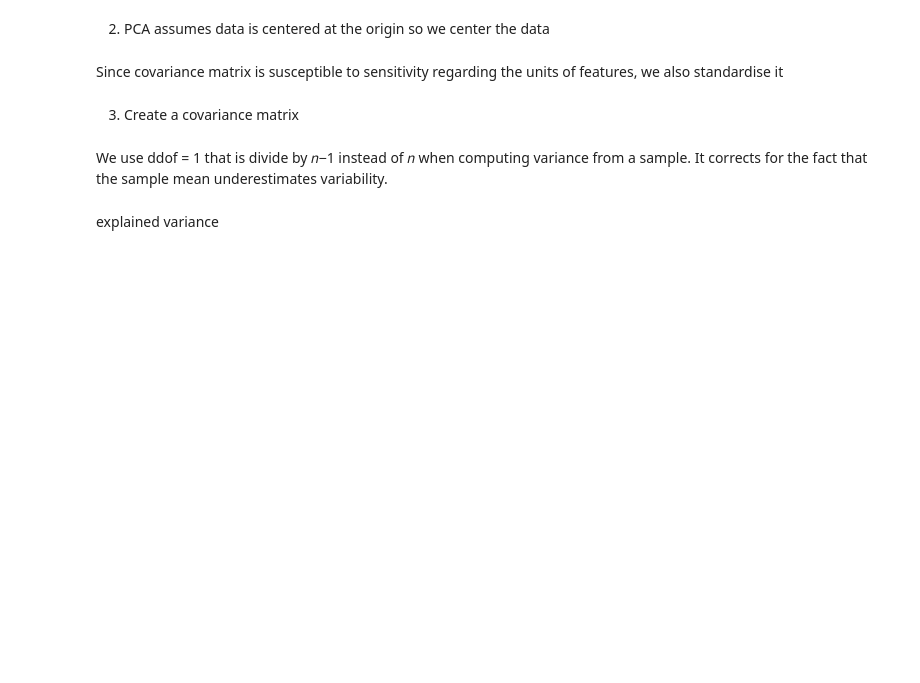
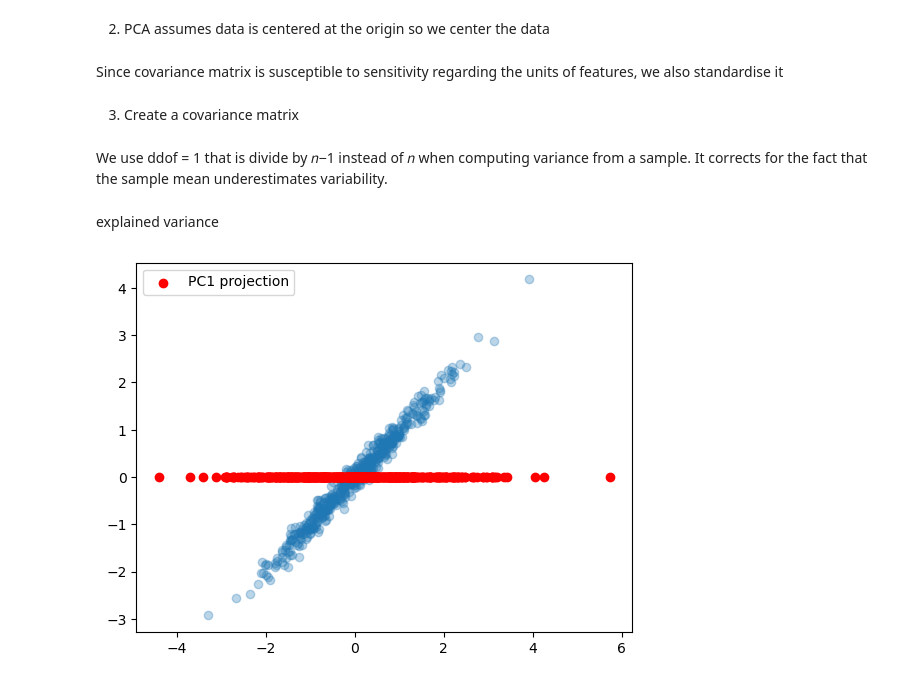
Before and after one commit to cathym20/Machine-Learning-Models-from-scratch, a Jupyter notebook: pca.ipynb, the cells around one changed output. Cells and saved outputs as stored; diff of their text form; code cells hidden in the pictures; blank space fills up the shorter version.

```diff
--- a/pca.ipynb
+++ b/pca.ipynb
@@ -40,3 +41,14 @@ sorted_eigvec = eigenvectors[ordered_pc]
 explained variance
 # %%
 explained_var = sorted_eigval/np.sum(sorted_eigval)
+# %%
+k = 1  # reduce to 1D
+reduced_data = np.dot(standardized_data, sorted_eigvec[:, :k])
+# %%
+
+plt.scatter(standardized_data[:, 0], standardized_data[:, 1], alpha=0.3)
+plt.scatter(reduced_data, np.zeros_like(reduced_data), color='red', label='PC1 projection')
+plt.legend()
+plt.show()
+# %% [output]
+[figure, added]
```
Also changed, not shown: parts of 1 cell of this notebook.
